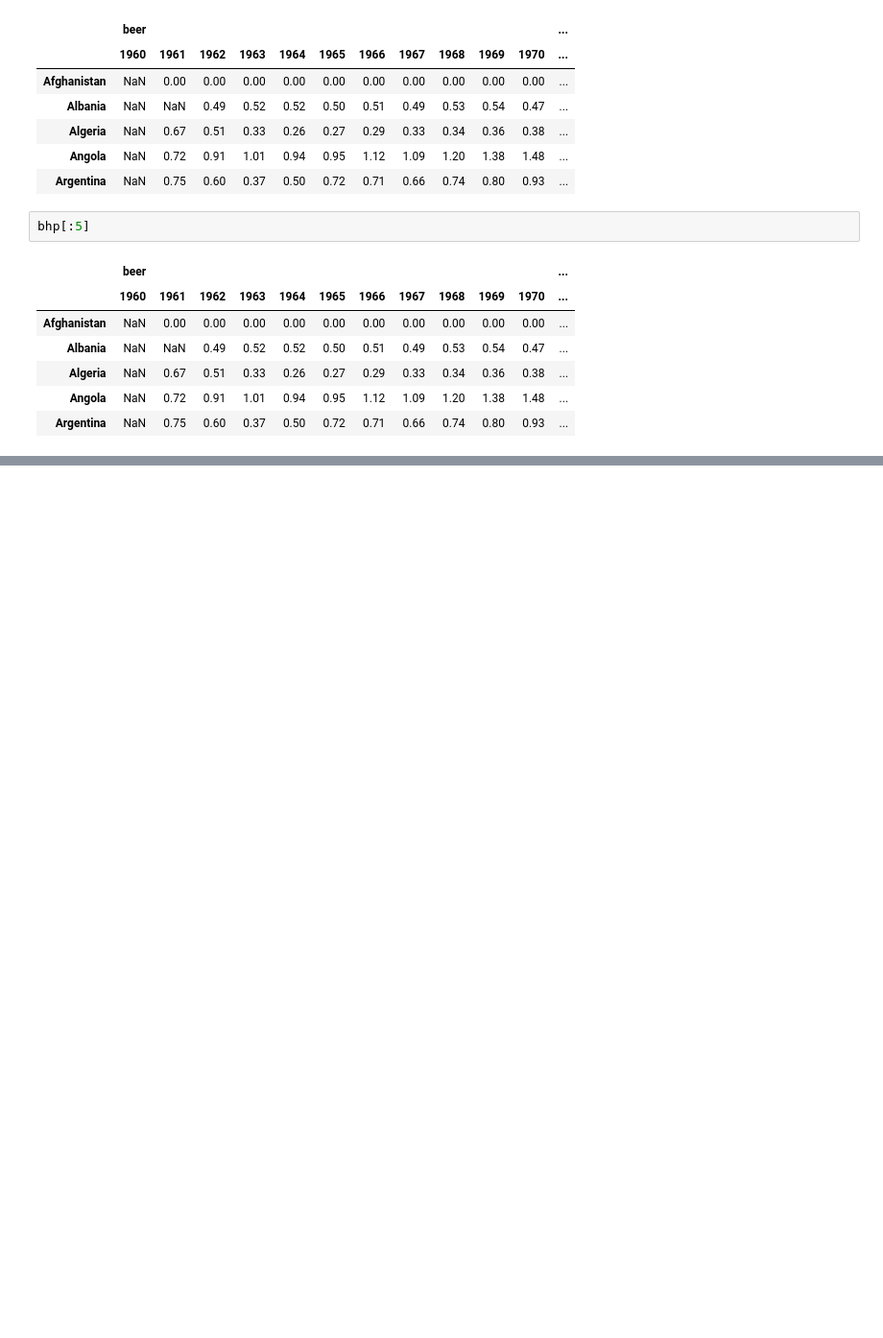
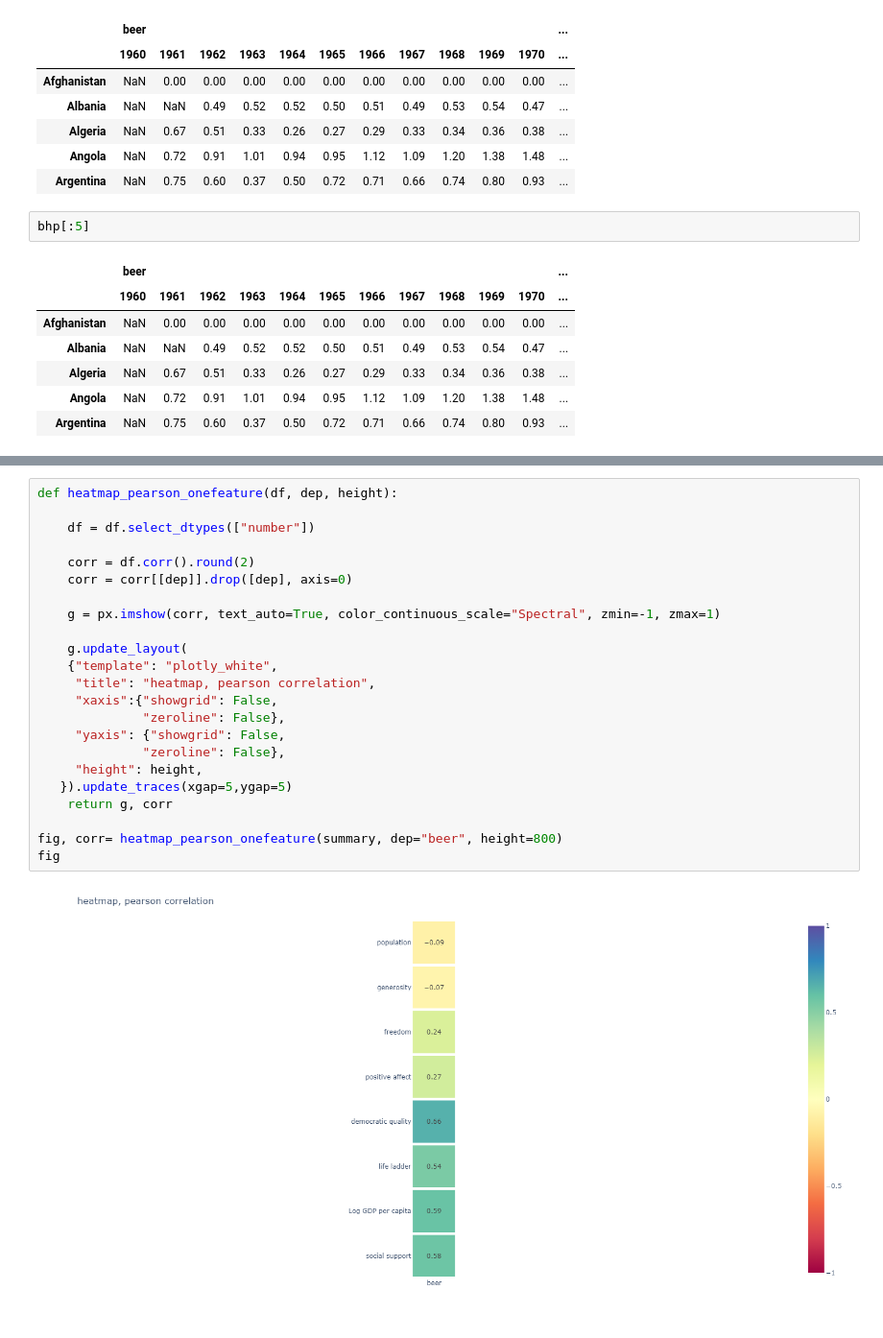
Before and after one commit to ua-chjb/portfolio_beer_and_happiness, a Jupyter notebook: merging.ipynb, the cells around one changed output, grey strips where cells are left out. Shown at 96% size. Drawn from its saved outputs; the diff is of its cells as text; blank space fills up the shorter version.

```diff
--- a/merging.ipynb
+++ b/merging.ipynb
@@ -227,0 +441,25 @@ Name: 2018, dtype: float64
+# %%
+def heatmap_pearson_onefeature(df, dep, height):
+
+    df = df.select_dtypes(["number"])
+
+    corr = df.corr().round(2)
+    corr = corr[[dep]].drop([dep], axis=0)
+
+    g = px.imshow(corr, text_auto=True, color_continuous_scale="Spectral", zmin=-1, zmax=1)
+
+    g.update_layout(
+    {"template": "plotly_white",
+     "title": "heatmap, pearson correlation",
+     "xaxis":{"showgrid": False,
+              "zeroline": False},
+     "yaxis": {"showgrid": False,
+              "zeroline": False},
+     "height": height,
+   }).update_traces(xgap=5,ygap=5)
+    return g, corr
+
+fig, corr= heatmap_pearson_onefeature(summary, dep="beer", height=800)
+fig
+# %% [output]
+[figure, added]
```
Also changed, not shown: parts of 50 cells of this notebook, 7 other files.
